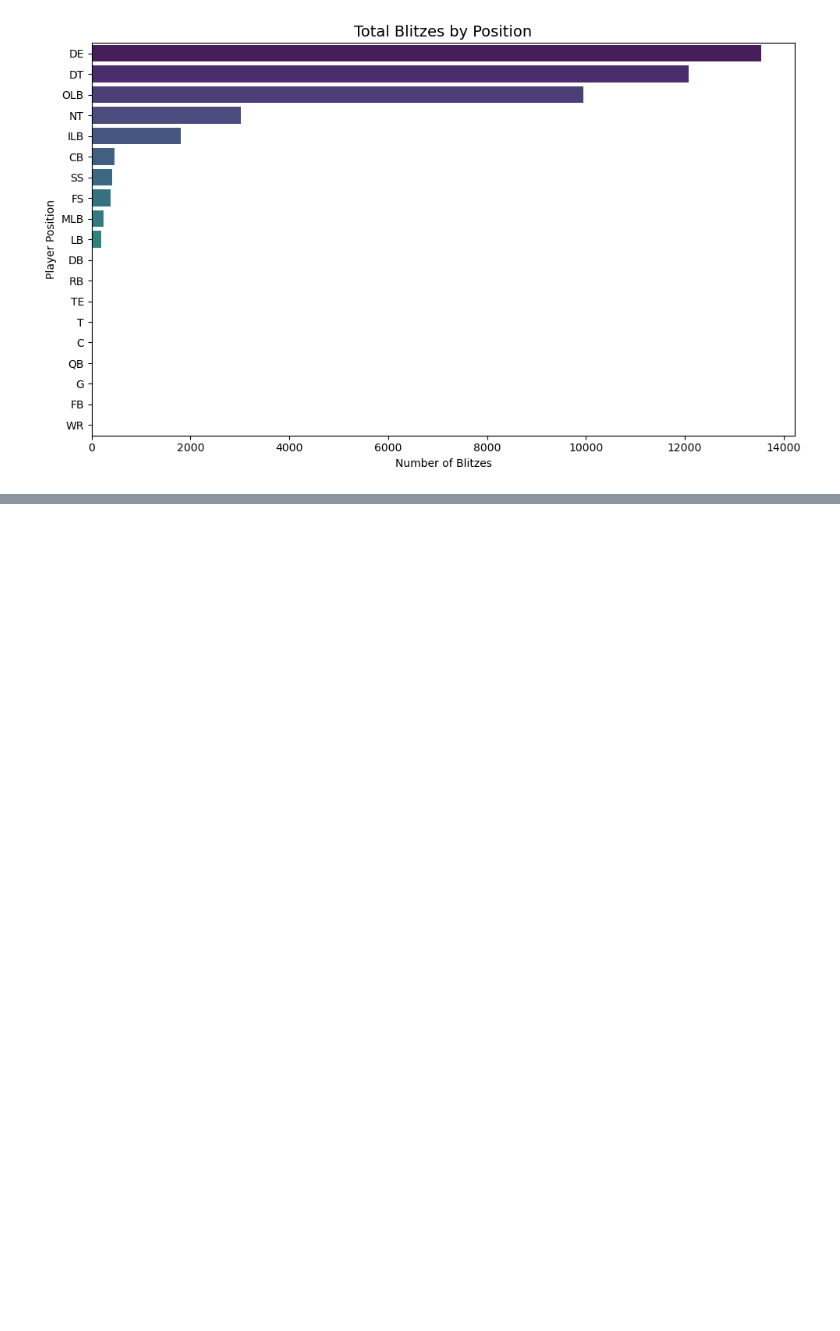
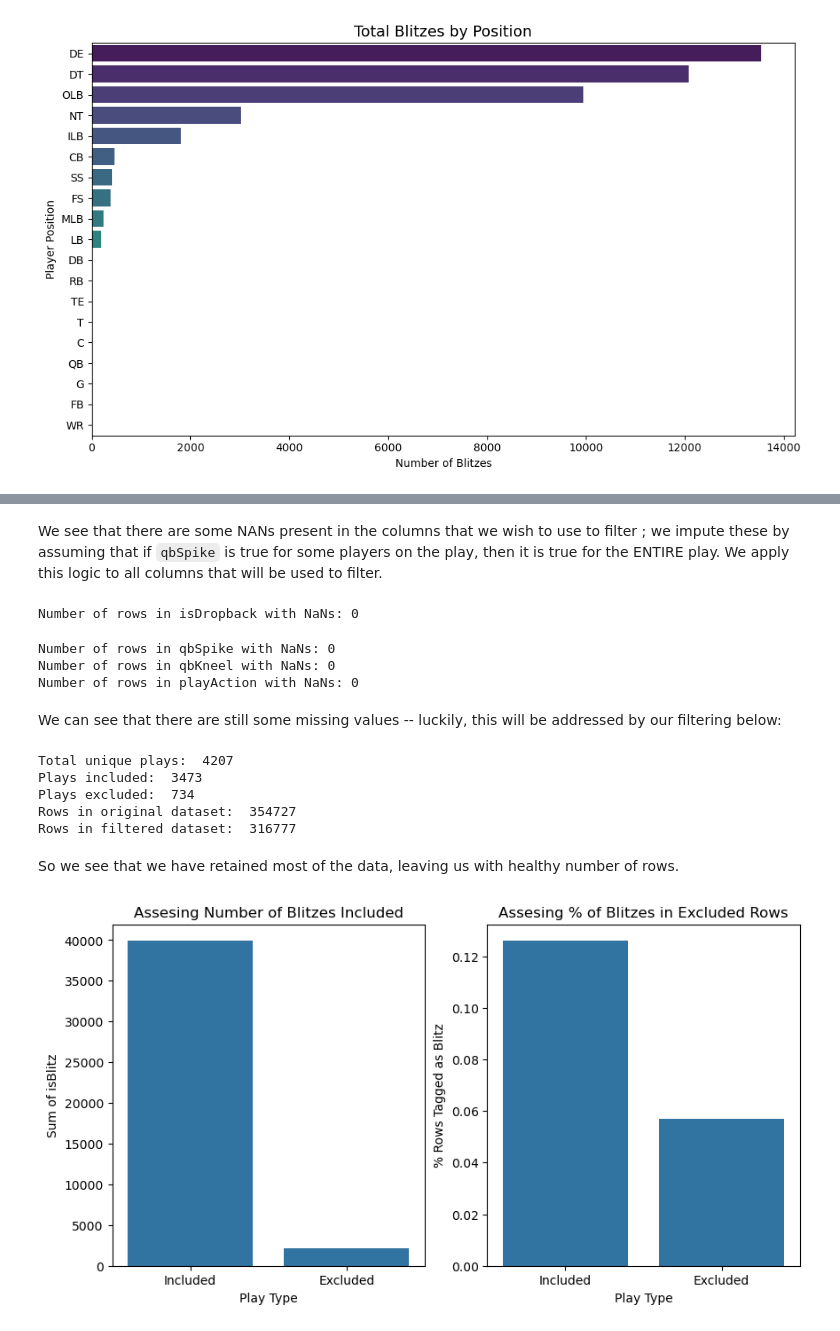
Before and after one commit to tgarity/blitzprediction, a Jupyter notebook: milestone2.ipynb, the cells around one changed output, grey strips where cells are left out. Saved outputs shown, nothing was run; the diff lists cells and outputs as text; code cells hidden in the pictures; blank space fills up the shorter version.

```diff
--- a/milestone2.ipynb
+++ b/milestone2.ipynb
@@ -187,0 +194,70 @@ blitz_df.head()
+# %% [markdown]
+We see that there are some NANs present in the columns that we wish to use to filter ; we impute these by assuming that if `qbSpike` is true for some players on the play, then it is true for the ENTIRE play. We apply this logic to all columns that will be used to filter.
+# %%
+for col_name in ['isDropback', 'qbSpike', 'qbKneel', 'playAction']:
+  blitz_df[col_name] = blitz_df.groupby('playId')[col_name].transform(lambda x: x.ffill().bfill)
+
+  # Check for remaining NaNs after fill
+  # Count the number of rows with at least one NaN value
+  nan_count = blitz_df[col_name].isna().sum()
+  print(f'Number of rows in {col_name} with NaNs: {nan_count}')
+# %% [output]
+Number of rows in isDropback with NaNs: 0
+Number of rows in qbSpike with NaNs: 0
+Number of rows in qbKneel with NaNs: 0
+Number of rows in playAction with NaNs: 0
+# %% [markdown]
+We can see that there are still some missing values -- luckily, this will be addressed by our filtering below:
+# %%
+# Check that there is no overlap in playId between the included and excluded plays
+# First, get disqualified playIds (any row matching exclusion criteria)
+included_play_ids = blitz_df[
+    (blitz_df['isDropback'] == True) &
+    (blitz_df['qbSpike'] != True) &
+    pd.notna(blitz_df['qbSpike']) &
+    (blitz_df['qbKneel'] != True) &
+    (blitz_df['playAction'] != True)
+]['playId'].unique()
+
+# Then include only playIds NOT in excluded list
+excluded_play_df = blitz_df[~blitz_df['playId'].isin(included_play_ids)]
+
+# Confirm unique playId counts
+print("Total unique plays: ", blitz_df['playId'].nunique())
+print("Plays included: ", len(included_play_ids))
+print("Plays excluded: ", excluded_play_df['playId'].nunique())
+
+# Check how we've reduced rows in dataset
+print("Rows in original dataset: ", len(blitz_df))
+filtered_blitz_df = blitz_df[blitz_df['playId'].isin(included_play_ids)]
+print("Rows in filtered dataset: ", len(filtered_blitz_df))
+# %% [output]
+Total unique plays:  4207
+Plays included:  3473
+Plays excluded:  734
+Rows in original dataset:  354727
+Rows in filtered dataset:  316777
+# %% [markdown]
+So we see that we have retained most of the data, leaving us with healthy number of rows.
+# %%
+data = {"Play Type": ['Included',
+                      'Excluded'],
+        "Sum of isBlitz": [filtered_blitz_df['isBlitz'].sum(),
+                           excluded_play_df['isBlitz'].sum()],
+        "% Rows Tagged as Blitz": [filtered_blitz_df['isBlitz'].sum() / len(filtered_blitz_df),
+                                   excluded_play_df['isBlitz'].sum()/ len(excluded_play_df)]}
+data = pd.DataFrame(data)
+
+
+fig, axs = plt.subplots(1, 2, figsize=(10,5))
+
+sns.barplot(data=data, x="Play Type", y="Sum of isBlitz", ax=axs[0])
+axs[0].set_title("Assesing Number of Blitzes Included")
+
+sns.barplot(data=data, x="Play Type", y="% Rows Tagged as Blitz", ax=axs[1])
+axs[1].set_title("Assesing % of Blitzes in Excluded Rows")
+
+plt.tight_layout
+plt.show()
+# %% [output]
+[figure, added]
```
Also changed, not shown: parts of 21 cells of this notebook, 1 other file.
